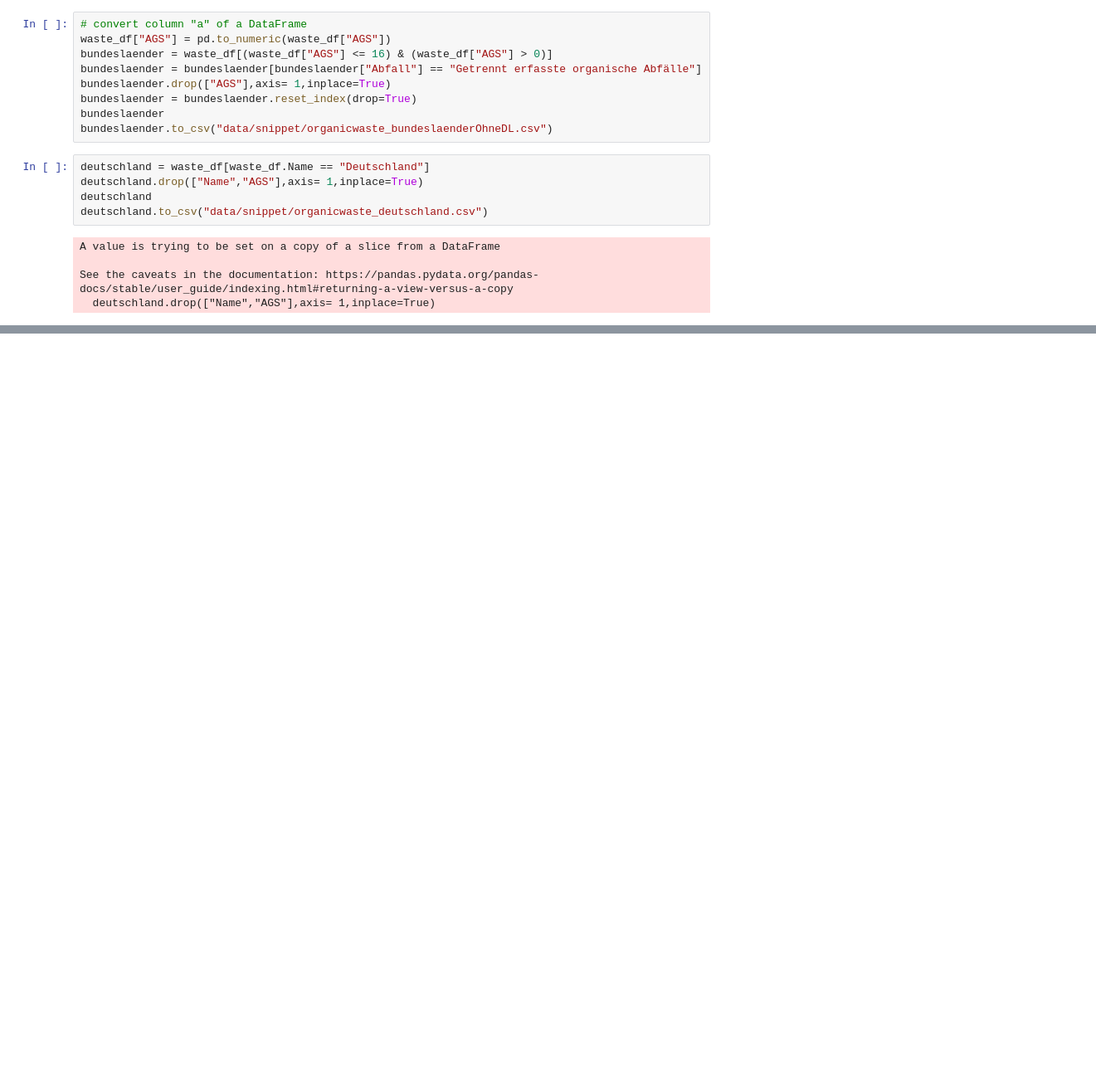
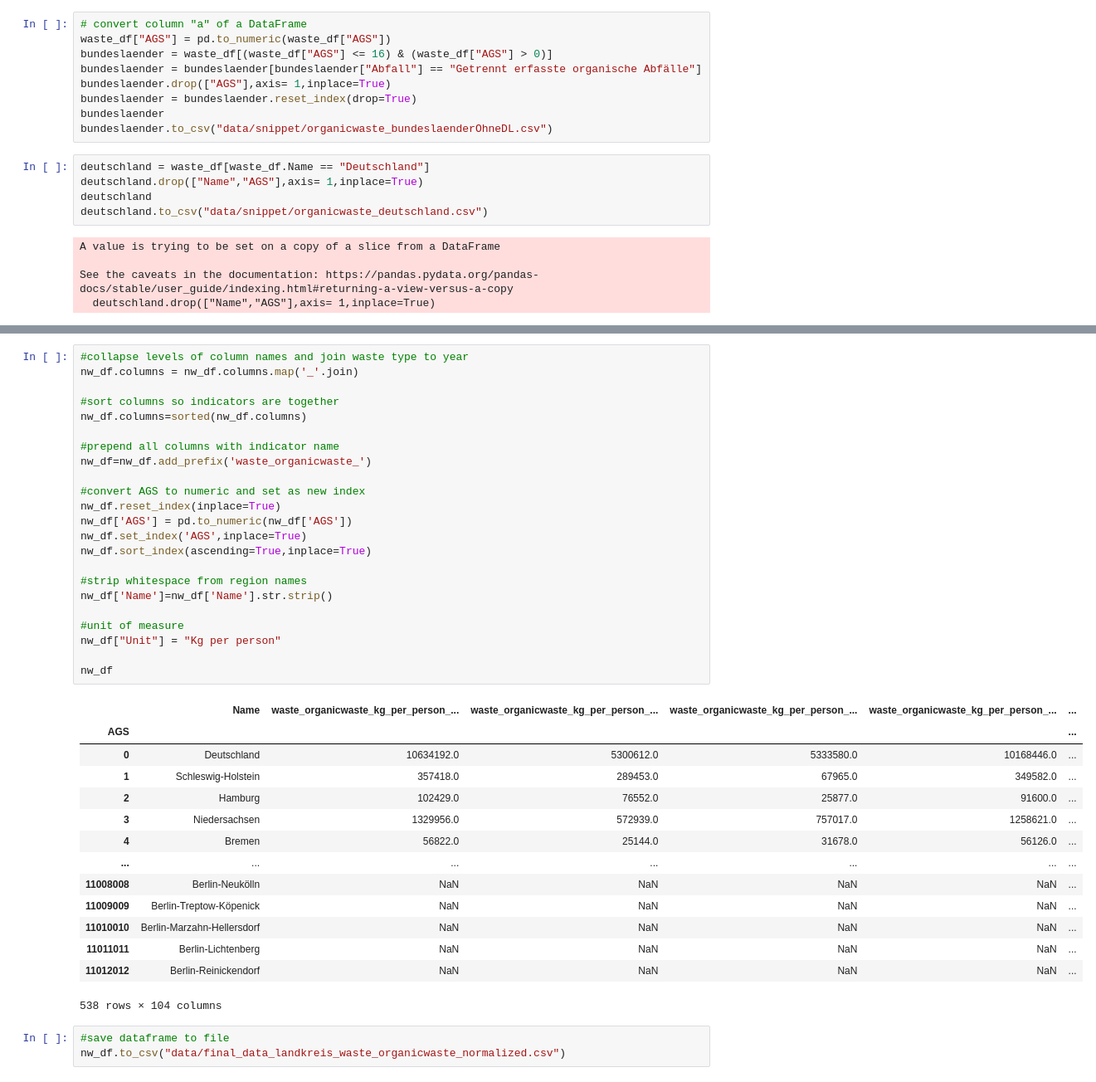
Before and after one commit to uclab-potsdam/klimataz, a Jupyter notebook: data/waste/final_data_waste_landkreis.ipynb, the cells around one changed output, grey strips where cells are left out. Shown at 83% size. Saved outputs shown, nothing was run; the diff lists cells and outputs as text; blank space fills up the shorter version.

```diff
--- a/data/waste/final_data_waste_landkreis.ipynb
+++ b/data/waste/final_data_waste_landkreis.ipynb
@@ -169,0 +287,41 @@ See the caveats in the documentation: https://pandas.pydata.org/pandas-docs/stab
+# %%
+#collapse levels of column names and join waste type to year
+nw_df.columns = nw_df.columns.map('_'.join)
+
+#sort columns so indicators are together
+nw_df.columns=sorted(nw_df.columns)
+
+#prepend all columns with indicator name
+nw_df=nw_df.add_prefix('waste_organicwaste_')
+
+#convert AGS to numeric and set as new index
+nw_df.reset_index(inplace=True)
+nw_df['AGS'] = pd.to_numeric(nw_df['AGS'])
+nw_df.set_index('AGS',inplace=True)
+nw_df.sort_index(ascending=True,inplace=True)
+
+#strip whitespace from region names
+nw_df['Name']=nw_df['Name'].str.strip()
+
+#unit of measure
+nw_df["Unit"] = "Kg per person"
+
+nw_df
+# %% [output]
+|  | Name | waste_organicwaste_kg_per_person_... | waste_organicwaste_kg_per_person_... | waste_organicwaste_kg_per_person_... | waste_organicwaste_kg_per_person_... | ... |
+| AGS |  |  |  |  |  | ... |
+| 0 | Deutschland | 10634192.0 | 5300612.0 | 5333580.0 | 10168446.0 | ... |
+| 1 | Schleswig-Holstein | 357418.0 | 289453.0 | 67965.0 | 349582.0 | ... |
+| 2 | Hamburg | 102429.0 | 76552.0 | 25877.0 | 91600.0 | ... |
+| 3 | Niedersachsen | 1329956.0 | 572939.0 | 757017.0 | 1258621.0 | ... |
+| 4 | Bremen | 56822.0 | 25144.0 | 31678.0 | 56126.0 | ... |
+| ... | ... | ... | ... | ... | ... | ... |
+| 11008008 | Berlin-Neukölln | NaN | NaN | NaN | NaN | ... |
+| 11009009 | Berlin-Treptow-Köpenick | NaN | NaN | NaN | NaN | ... |
+| 11010010 | Berlin-Marzahn-Hellersdorf | NaN | NaN | NaN | NaN | ... |
+| 11011011 | Berlin-Lichtenberg | NaN | NaN | NaN | NaN | ... |
+| 11012012 | Berlin-Reinickendorf | NaN | NaN | NaN | NaN | ... |
+538 rows × 104 columns
+# %%
+#save dataframe to file
+nw_df.to_csv("data/final_data_landkreis_waste_organicwaste_normalized.csv")
```
Also changed, not shown: parts of 6 cells of this notebook, 1 other file.
